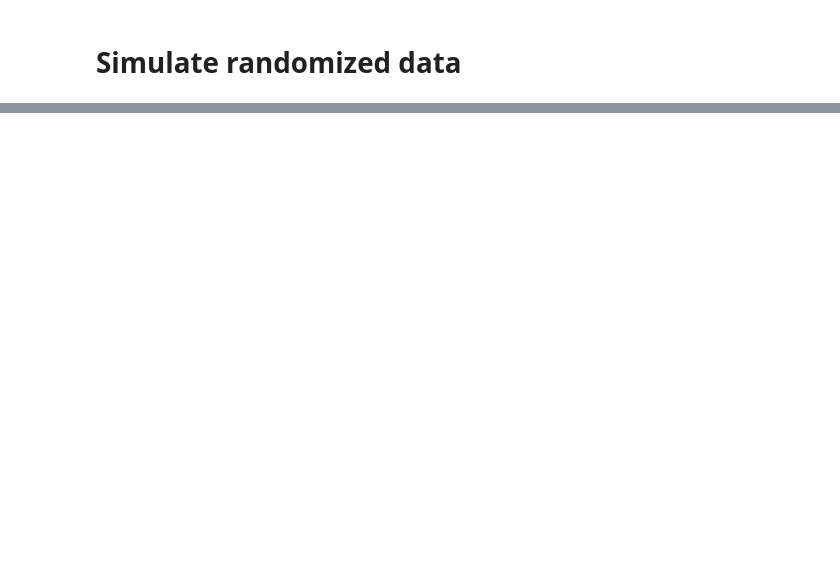
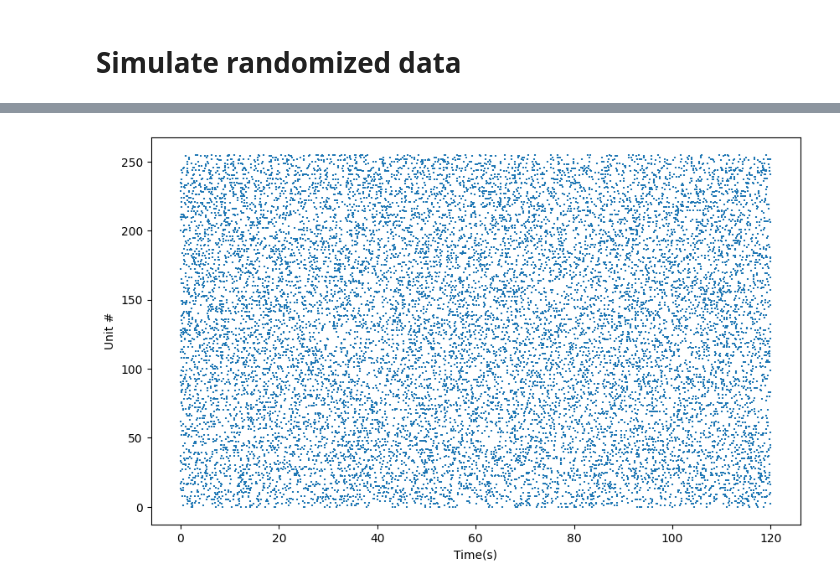
Before and after one commit to braingeneers/midbrain_parkinsons, a Jupyter notebook: dev/other/thomas/thesis/synthetic_data.ipynb, the cells around one changed output, grey strips where cells are left out. Cells and saved outputs as stored; diff of their text form; code cells hidden in the pictures; blank space fills up the shorter version.

Commit message:
synthetic_data

```diff
--- a/dev/other/thomas/thesis/synthetic_data.ipynb
+++ b/dev/other/thomas/thesis/synthetic_data.ipynb
@@ -18,7 +19,7 @@ import braingeneers.data.datasets_electrophysiology as ephys
 # %% [markdown]
 # Simulate randomized data
 # %%
-width = 64
+width = 16
 N_channels = width * width
 length_ms = 120 * 1000 # 120 seconds
 average_rate = 0.5 # Average firing rate in Hz#
@@ -32,7 +33,14 @@ for _ in range(N_channels):
     spike_times = np.random.uniform(0, length_ms, num_spikes)
     train.append(spike_times)
 
-spike_data = SpikeData(train)
+# Correct the generation of positions for each neuron (channel) in a 16x16 grid
+positions = [(x, y) for x in range(width) for y in range(width)]
+
+
+# Initialize neuron_data with positions
+neuron_data = {'positions': {i: {'position': positions[i]} for i in range(N_channels)}}
+
+spike_data = SpikeData(train, neuron_data=neuron_data)
 
 # Check some properties of the generated SpikeData object
 spike_data_info = {
@@ -45,0 +64,14 @@ TypeError: object of type 'generator' has no len()
+# %%
+def plot_raster(sd):
+    idces, times = sd.idces_times()
+    # Adjust the figsize parameter to change the figure size; (width, height) in inches
+    fig, ax = plt.subplots(figsize=(10, 6))  # Example: 10 inches wide by 6 inches tall
+
+    ax.scatter(times/1000, idces, marker='|', s=1)
+    ax.set_xlabel("Time(s)")
+    ax.set_ylabel('Unit #')
+    plt.show()
+# %%
+plot_raster(spike_data)
+# %% [output]
+[figure, added]
```
Also changed, not shown: parts of 6 cells of this notebook.
